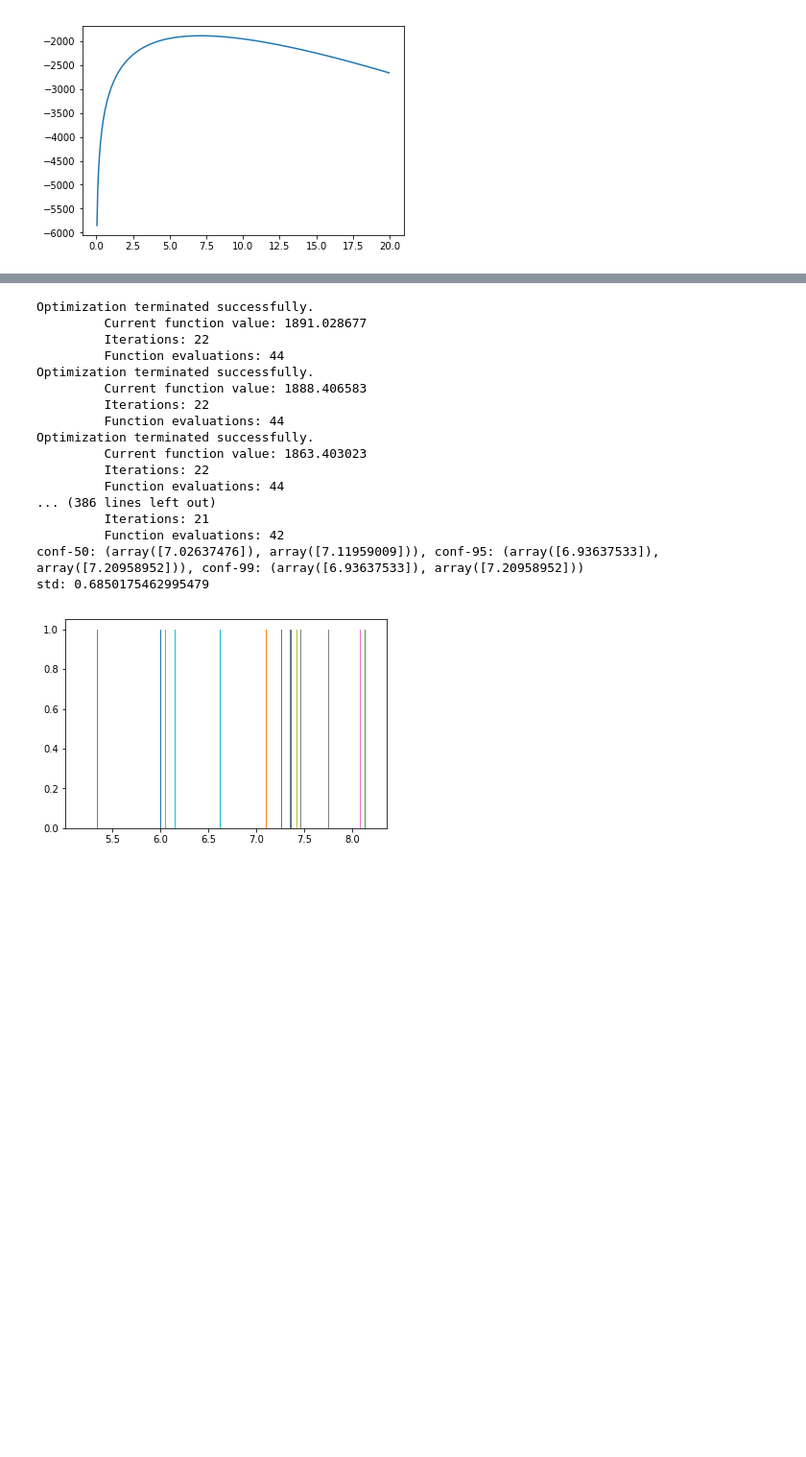
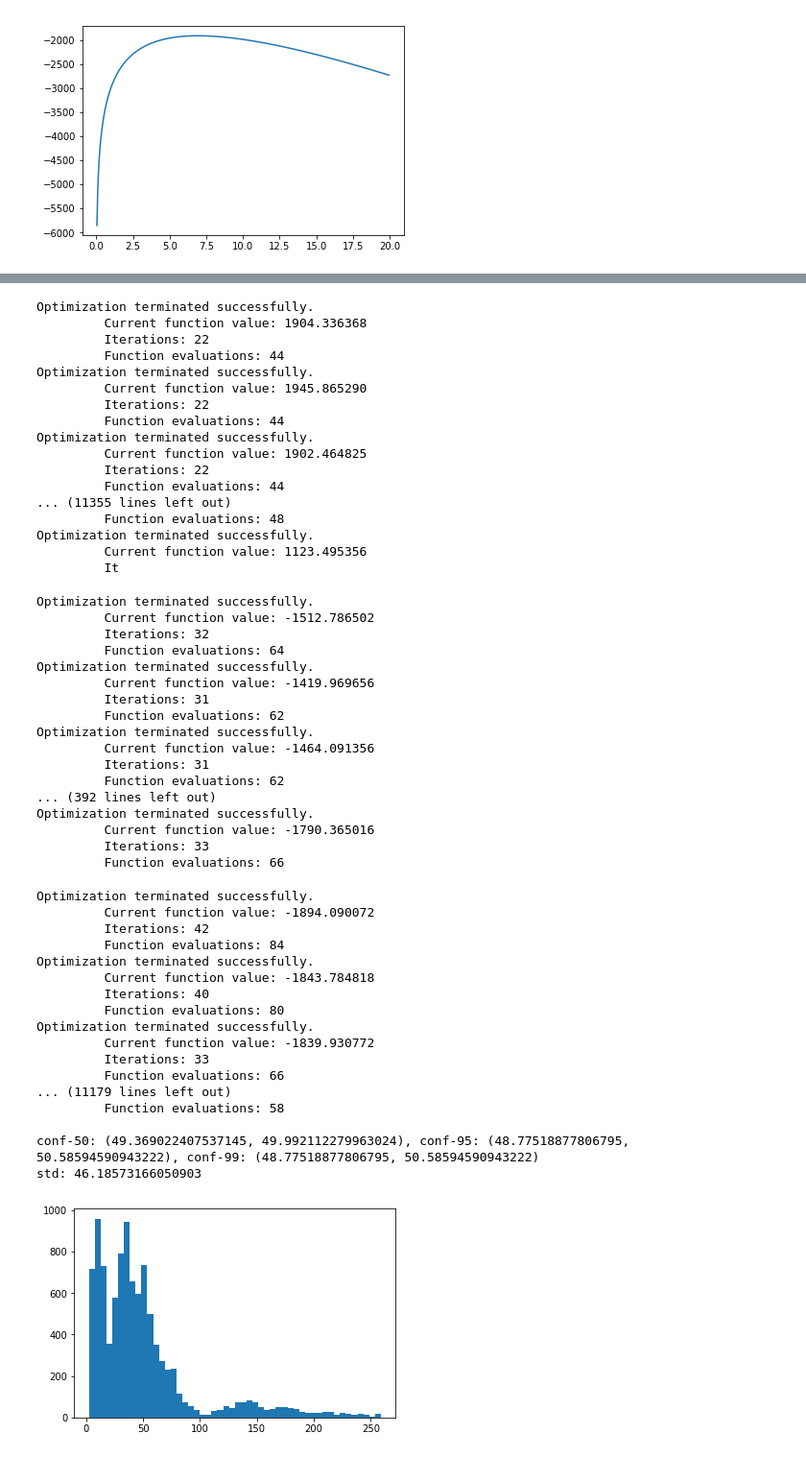
Before and after one commit to Shaul1321/stats_work, a Jupyter notebook: q4.ipynb, the cells around one changed output, grey strips where cells are left out. Shown at 96% size. Saved outputs shown, nothing was run; the diff lists cells and outputs as text; code cells hidden in the pictures; blank space fills up the shorter version.

Commit message:
histogram bug fix, running for 10k iterations

```diff
--- a/q4.ipynb
+++ b/q4.ipynb
@@ -51,7 +51,7 @@ def calc_confidence_interval(xm, alpha, n = 100):
 
         sample = draw_pareto(1000, alpha = alpha, xm = xm)
         alpha = get_maximum_likelihood_alpha(sample, initial = 1, xm = xm)
-        alphas.append(alpha)
+        alphas.append(alpha.item())
 
     # confidence = 0.5
 
@@ -68,7 +68,7 @@ def calc_confidence_interval(xm, alpha, n = 100):
     print("conf-50: {}, conf-95: {}, conf-99: {}".format(interval50, interval95, interval99))
     print("std: {}".format(np.std(alphas)))
 
-    plot_histogram(alphas, num_bins = 30)
+    plot_histogram(alphas, num_bins = 50)
 # %%
 sample = draw_pareto(1000, alpha = 7, xm = XM)
 plot_histogram(data = sample, num_bins = 30)
@@ -94,24 +94,58 @@ plot_sample_likelihood_by_alpha(sample, xm = XM)
 [interactive output not drawn]
 [figure]
 # %%
-calc_confidence_interval(xm=XM, alpha = 7, n = 100)
+calc_confidence_interval(xm=XM, alpha = 7, n = 10000)
 # %% [output]
 [interactive output not drawn]
 Optimization terminated successfully.
-         Current function value: 1891.028677
+         Current function value: 1904.336368
          Iterations: 22
          Function evaluations: 44
 Optimization terminated successfully.
-         Current function value: 1888.406583
+         Current function value: 1945.865290
          Iterations: 22
          Function evaluations: 44
 Optimization terminated successfully.
-         Current function value: 1863.403023
+         Current function value: 1902.464825
          Iterations: 22
          Function evaluations: 44
-... (386 lines left out)
-         Iterations: 21
-         Function evaluations: 42
-conf-50: (array([7.02637476]), array([7.11959009])), conf-95: (array([6.93637533]), array([7.20958952])), conf-99: (array([6.93637533]), array([7.20958952]))
-std: 0.6850175462995479
+... (11355 lines left out)
+         Function evaluations: 48
+Optimization terminated successfully.
+         Current function value: 1123.495356
+         It
+Optimization terminated successfully.
+         Current function value: -1512.786502
+         Iterations: 32
+         Function evaluations: 64
+Optimization terminated successfully.
+         Current function value: -1419.969656
+         Iterations: 31
+         Function evaluations: 62
+Optimization terminated successfully.
+         Current function value: -1464.091356
+         Iterations: 31
+         Function evaluations: 62
+... (392 lines left out)
+Optimization terminated successfully.
+         Current function value: -1790.365016
+         Iterations: 33
+         Function evaluations: 66
+Optimization terminated successfully.
+         Current function value: -1894.090072
+         Iterations: 42
+         Function evaluations: 84
+Optimization terminated successfully.
+         Current function value: -1843.784818
+         Iterations: 40
+         Function evaluations: 80
+Optimization terminated successfully.
+         Current function value: -1839.930772
+         Iterations: 33
+         Function evaluations: 66
+... (11179 lines left out)
+         Function evaluations: 58
+
+conf-50: (49.369022407537145, 49.992112279963024), conf-95: (48.77518877806795, 50.58594590943222), conf-99: (48.77518877806795, 50.58594590943222)
+std: 46.18573166050903
-[figure, old version]
+[figure, new version]
```
Also changed, not shown: parts of 2 cells of this notebook.
